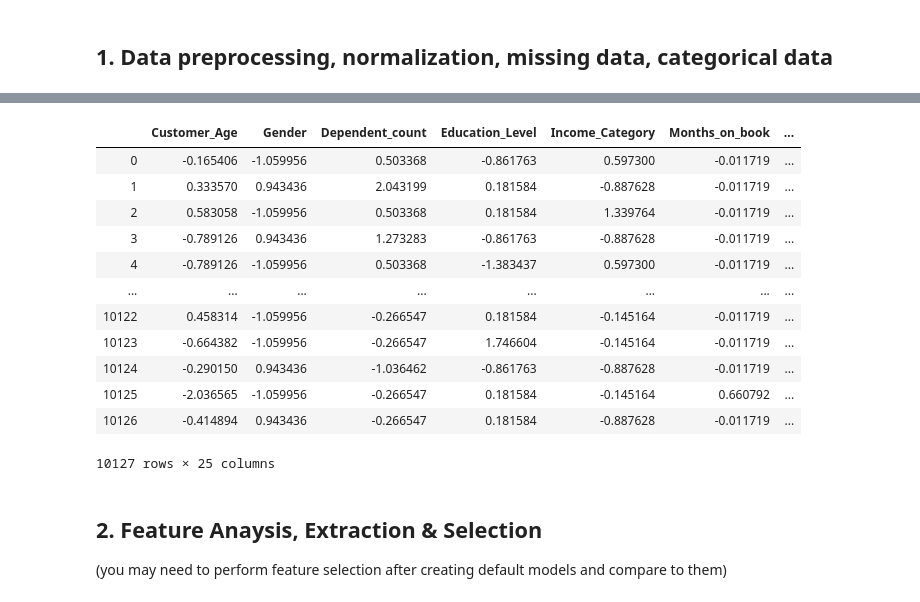
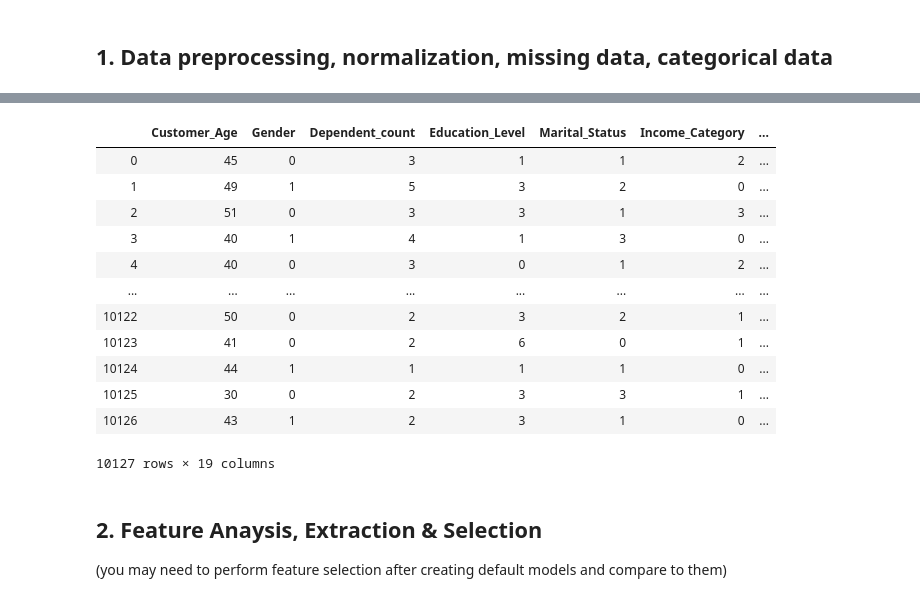
Before and after one commit to hiulian69/Bank_Churn_Prediction, a Jupyter notebook: Churn_Prediction_Julian.ipynb, the cells around one changed output, grey strips where cells are left out. Cells and saved outputs as stored; diff of their text form; code cells hidden in the pictures.

```diff
--- a/Churn_Prediction_Julian.ipynb
+++ b/Churn_Prediction_Julian.ipynb
@@ -146,7 +153,14 @@ display(data)
 from sklearn.preprocessing import LabelEncoder
 from sklearn.preprocessing import StandardScaler
 
-def preprocess_data(df):
+def one_hot_encode(df, column, prefix):# found this function which is b
+    df = df.copy()
+    dummies = pd.get_dummies(df[column], prefix=prefix)
+    df = pd.concat([df, dummies], axis=1)
+    df = df.drop(column, axis=1)
+    return df
+
+def preprocess_data(df, scale=False, one_hot=False):
 
     #drop ID - has only unique values
     df = df.drop('CLIENTNUM', axis=1)
@@ -198,13 +212,20 @@ def preprocess_data(df):
     }
 
     df.loc[:, 'Income_Category'] = df['Income_Category'].map(Income_Category_map)
-    df.loc[:, 'Card_Category'] = df['Card_Category'].map(Card_Category_map)
+
     df.loc[:, 'Attrition_Flag'] = df['Attrition_Flag'].map(Attrition_Flag_map)
     df.loc[:, 'Education_Level'] = df['Education_Level'].map(Education_Level_map)
     df.loc[:, 'Gender'] = df['Gender'].map(Gender_Map)
 
+    #encoding using the function above creating + deleting old columns
+    if one_hot == True:
+
+        df = one_hot_encode(df, 'Marital_Status', prefix='MS')
+        df = one_hot_encode(df, 'Card_Category', prefix='CC')
+    else:
+        df.loc[:, 'Card_Category'] = df['Card_Category'].map(Card_Category_map)
+
     # Label Encoder
-
     le = LabelEncoder()
 
     # the remaining categorical data are 'objects' as datatyes
@@ -220,8 +241,9 @@ def preprocess_data(df):
     X = df.drop('Attrition_Flag', axis=1)
 
     #Scale X
-    scaler = StandardScaler()
-    X = pd.DataFrame(scaler.fit_transform(X), columns=X.columns)
+    if scale == True:
+        scaler = StandardScaler()
+        X = pd.DataFrame(scaler.fit_transform(X), columns=X.columns)
 
 
     return X, y
@@ -442,16 +250,24 @@ X_2
-# %%
-X_2
-# %% [output]
-|  | Customer_Age | Gender | Dependent_count | Education_Level | Income_Category | Months_on_book | ... |
-| 0 | -0.165406 | -1.059956 | 0.503368 | -0.861763 | 0.597300 | -0.011719 | ... |
-| 1 | 0.333570 | 0.943436 | 2.043199 | 0.181584 | -0.887628 | -0.011719 | ... |
-| 2 | 0.583058 | -1.059956 | 0.503368 | 0.181584 | 1.339764 | -0.011719 | ... |
-| 3 | -0.789126 | 0.943436 | 1.273283 | -0.861763 | -0.887628 | -0.011719 | ... |
-| 4 | -0.789126 | -1.059956 | 0.503368 | -1.383437 | 0.597300 | -0.011719 | ... |
-| ... | ... | ... | ... | ... | ... | ... | ... |
-| 10122 | 0.458314 | -1.059956 | -0.266547 | 0.181584 | -0.145164 | -0.011719 | ... |
-| 10123 | -0.664382 | -1.059956 | -0.266547 | 1.746604 | -0.145164 | -0.011719 | ... |
-| 10124 | -0.290150 | 0.943436 | -1.036462 | -0.861763 | -0.887628 | -0.011719 | ... |
-| 10125 | -2.036565 | -1.059956 | -0.266547 | 0.181584 | -0.145164 | 0.660792 | ... |
-| 10126 | -0.414894 | 0.943436 | -0.266547 | 0.181584 | -0.887628 | -0.011719 | ... |
-10127 rows × 25 columns
+# %%
+# UPDATED FUNCTION - set 2  paramaters to choose preferance of preprocessing
+# Set scale on TRUE to get scaled data
+# Set one_hot on True to get
+
+#X, y = preprocess_data(data)
+#X, y = preprocess_data(data, scale=False , one_hot=True)
+X, y = preprocess_data(data, scale=False, one_hot=False)
+# %%
+X
+# %% [output]
+|  | Customer_Age | Gender | Dependent_count | Education_Level | Marital_Status | Income_Category | ... |
+| 0 | 45 | 0 | 3 | 1 | 1 | 2 | ... |
+| 1 | 49 | 1 | 5 | 3 | 2 | 0 | ... |
+| 2 | 51 | 0 | 3 | 3 | 1 | 3 | ... |
+| 3 | 40 | 1 | 4 | 1 | 3 | 0 | ... |
+| 4 | 40 | 0 | 3 | 0 | 1 | 2 | ... |
+| ... | ... | ... | ... | ... | ... | ... | ... |
+| 10122 | 50 | 0 | 2 | 3 | 2 | 1 | ... |
+| 10123 | 41 | 0 | 2 | 6 | 0 | 1 | ... |
+| 10124 | 44 | 1 | 1 | 1 | 1 | 0 | ... |
+| 10125 | 30 | 0 | 2 | 3 | 3 | 1 | ... |
+| 10126 | 43 | 1 | 2 | 3 | 1 | 0 | ... |
+10127 rows × 19 columns
```
Also changed, not shown: parts of 7 cells of this notebook.
